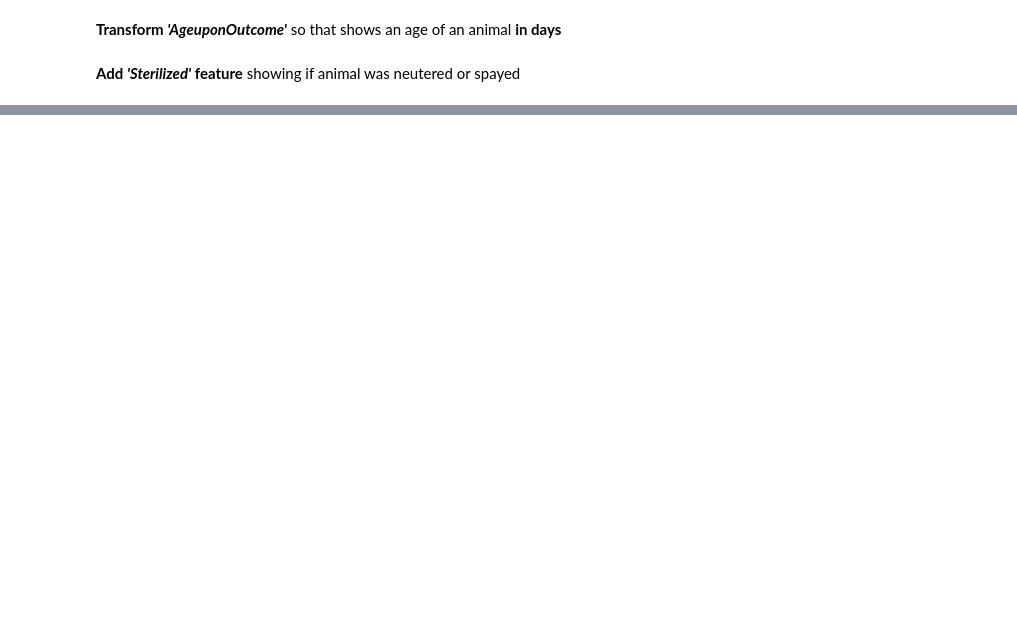
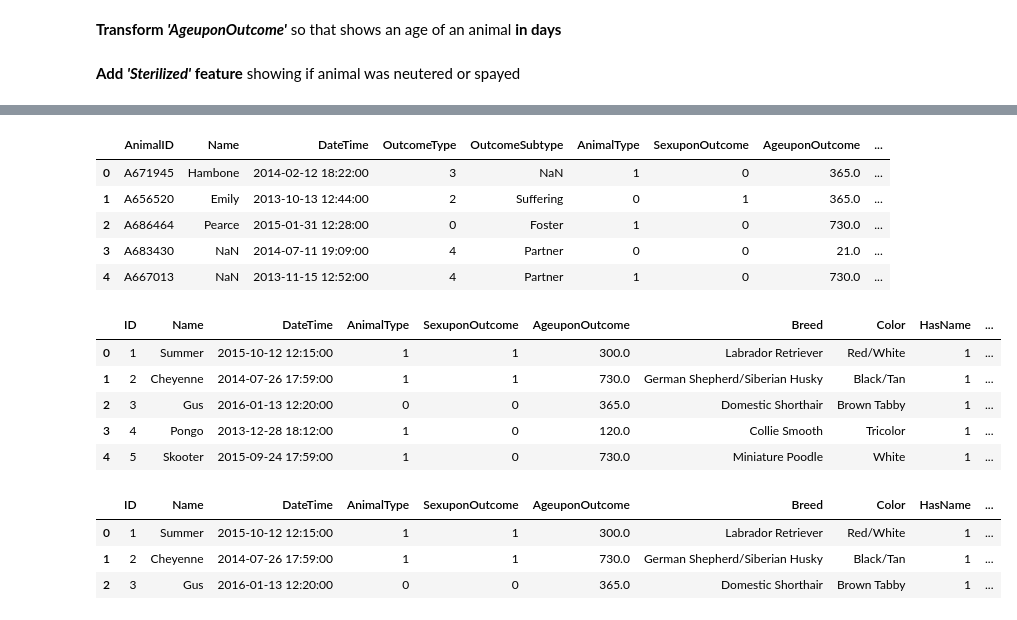
Before and after one commit to sandpiturtle/MLSummerSchool, a Jupyter notebook: Animals.ipynb, the cells around one changed output, grey strips where cells are left out. Cells and saved outputs as stored; diff of their text form; code cells hidden in the pictures; blank space fills up the shorter version.

Commit message:
Add some preprocesing

```diff
--- a/Animals.ipynb
+++ b/Animals.ipynb
@@ -51,11 +50,10 @@ def process_age(df):
     }
 
     def strage_to_days(age):
-        if not isinstance(age, str): return 0
+        if not isinstance(age, str): return float('nan')
         age = age.split(' ')
         return int(age[0]) * days_in_unit[age[1]]
 
     df['AgeuponOutcome'] = df['AgeuponOutcome'].map(strage_to_days)
-    return df
 # %% [markdown]
 __Add *'Sterilized'* feature__ showing if animal was neutered or spayed
@@ -62,10 +77,61 @@ __Add *'Sterilized'* feature__ showing if animal was neutered or spayed
 # %%
 import re
 
-def process_steril(df):
+def process_sex(df):
     sterilized_pat = re.compile('.*(neutered|spayed).*', flags=re.IGNORECASE)
     df['Sterilized'] = df.SexuponOutcome.fillna('Unknown')\
         .str.match(sterilized_pat)\
-        \
         .astype(int)
-    return df
+
+    def shorten_sex(sex):
+        if isinstance(sex, str):
+            if 'Male' in sex:
+                return 0
+            elif 'Female' in sex:
+                return 1
+        return 2 # the Unknown
+    df['SexuponOutcome'] = df['SexuponOutcome'].map(shorten_sex).astype('int')
+# %%
+def process_breed(df):
+    mix_pat = re.compile('.*(/|Mix).*')
+    df['Mix'] = df.Breed.str.match(mix_pat).astype('int')
+    df['Breed'] = df.Breed.str.rstrip(' Mix')
+# %%
+from sklearn import preprocessing
+
+def preprocess_df(df):
+    encoder = preprocessing.LabelEncoder()
+    df.AnimalType = encoder.fit_transform(df.AnimalType)
+    process_name(df)
+    process_age(df)
+    process_sex(df)
+    process_breed(df)
+# %%
+outcome_encoder = preprocessing.LabelEncoder()
+train.OutcomeType = outcome_encoder.fit_transform(train.OutcomeType)
+
+preprocess_df(train)
+preprocess_df(test)
+
+display(train.head())
+display(test.head())
+# %% [output]
+|  | AnimalID | Name | DateTime | OutcomeType | OutcomeSubtype | AnimalType | SexuponOutcome | AgeuponOutcome | ... |
+| 0 | A671945 | Hambone | 2014-02-12 18:22:00 | 3 | NaN | 1 | 0 | 365.0 | ... |
+| 1 | A656520 | Emily | 2013-10-13 12:44:00 | 2 | Suffering | 0 | 1 | 365.0 | ... |
+| 2 | A686464 | Pearce | 2015-01-31 12:28:00 | 0 | Foster | 1 | 0 | 730.0 | ... |
+| 3 | A683430 | NaN | 2014-07-11 19:09:00 | 4 | Partner | 0 | 0 | 21.0 | ... |
+| 4 | A667013 | NaN | 2013-11-15 12:52:00 | 4 | Partner | 1 | 0 | 730.0 | ... |
+|  | ID | Name | DateTime | AnimalType | SexuponOutcome | AgeuponOutcome | Breed | Color | HasName | ... |
+| 0 | 1 | Summer | 2015-10-12 12:15:00 | 1 | 1 | 300.0 | Labrador Retriever | Red/White | 1 | ... |
+| 1 | 2 | Cheyenne | 2014-07-26 17:59:00 | 1 | 1 | 730.0 | German Shepherd/Siberian Husky | Black/Tan | 1 | ... |
+| 2 | 3 | Gus | 2016-01-13 12:20:00 | 0 | 0 | 365.0 | Domestic Shorthair | Brown Tabby | 1 | ... |
+| 3 | 4 | Pongo | 2013-12-28 18:12:00 | 1 | 0 | 120.0 | Collie Smooth | Tricolor | 1 | ... |
+| 4 | 5 | Skooter | 2015-09-24 17:59:00 | 1 | 0 | 730.0 | Miniature Poodle | White | 1 | ... |
+# %%
+test.head(3)
+# %% [output]
+|  | ID | Name | DateTime | AnimalType | SexuponOutcome | AgeuponOutcome | Breed | Color | HasName | ... |
+| 0 | 1 | Summer | 2015-10-12 12:15:00 | 1 | 1 | 300.0 | Labrador Retriever | Red/White | 1 | ... |
+| 1 | 2 | Cheyenne | 2014-07-26 17:59:00 | 1 | 1 | 730.0 | German Shepherd/Siberian Husky | Black/Tan | 1 | ... |
+| 2 | 3 | Gus | 2016-01-13 12:20:00 | 0 | 0 | 365.0 | Domestic Shorthair | Brown Tabby | 1 | ... |
```
Also changed, not shown: parts of 14 cells of this notebook.
